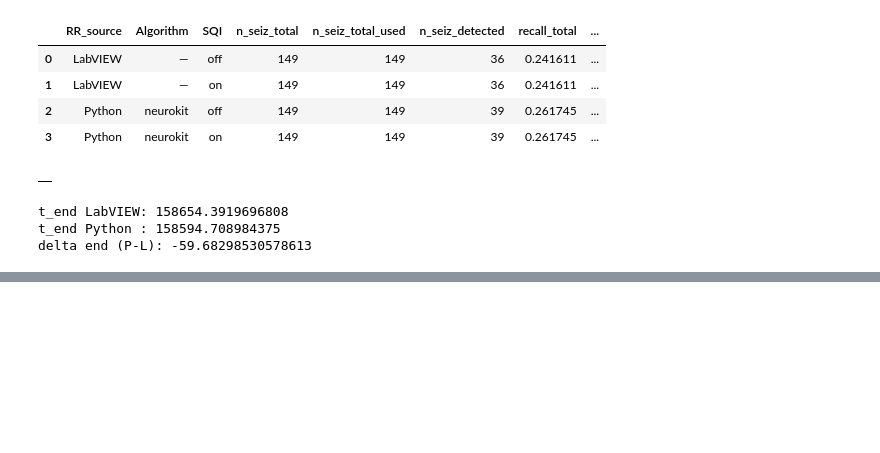
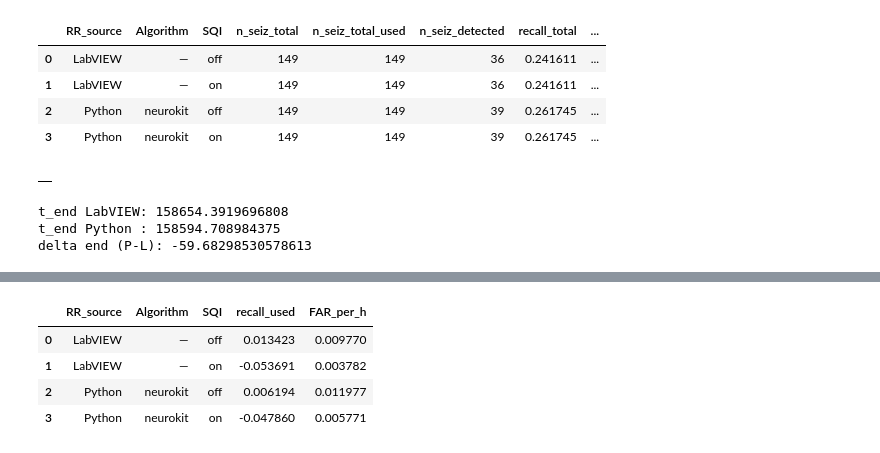
Before and after one commit to AU668208/Epilepsy_MasterThesis, a Jupyter notebook: Study5_main.ipynb, the cells around one changed output, grey strips where cells are left out. Saved outputs shown, nothing was run; the diff lists cells and outputs as text; code cells hidden in the pictures; blank space fills up the shorter version.

```diff
--- a/Study5_main.ipynb
+++ b/Study5_main.ipynb
@@ -293,0 +444,11 @@ delta end (P-L): -59.68298530578613
+# %%
+base = df_sweep[df_sweep["sqi_variant"]=="V0_existing"].set_index(["RR_source","Algorithm","SQI"])
+cur  = df_sweep[df_sweep["sqi_variant"]=="V3_flags_std_p97_diff_p95"].set_index(["RR_source","Algorithm","SQI"])
+delta = (cur[["recall_used","FAR_per_h"]] - base[["recall_used","FAR_per_h"]]).reset_index()
+display(delta)
+# %% [output]
+|  | RR_source | Algorithm | SQI | recall_used | FAR_per_h |
+| 0 | LabVIEW | — | off | 0.013423 | 0.009770 |
+| 1 | LabVIEW | — | on | -0.053691 | 0.003782 |
+| 2 | Python | neurokit | off | 0.006194 | 0.011977 |
+| 3 | Python | neurokit | on | -0.047860 | 0.005771 |
```
Also changed, not shown: parts of 11 cells of this notebook.
